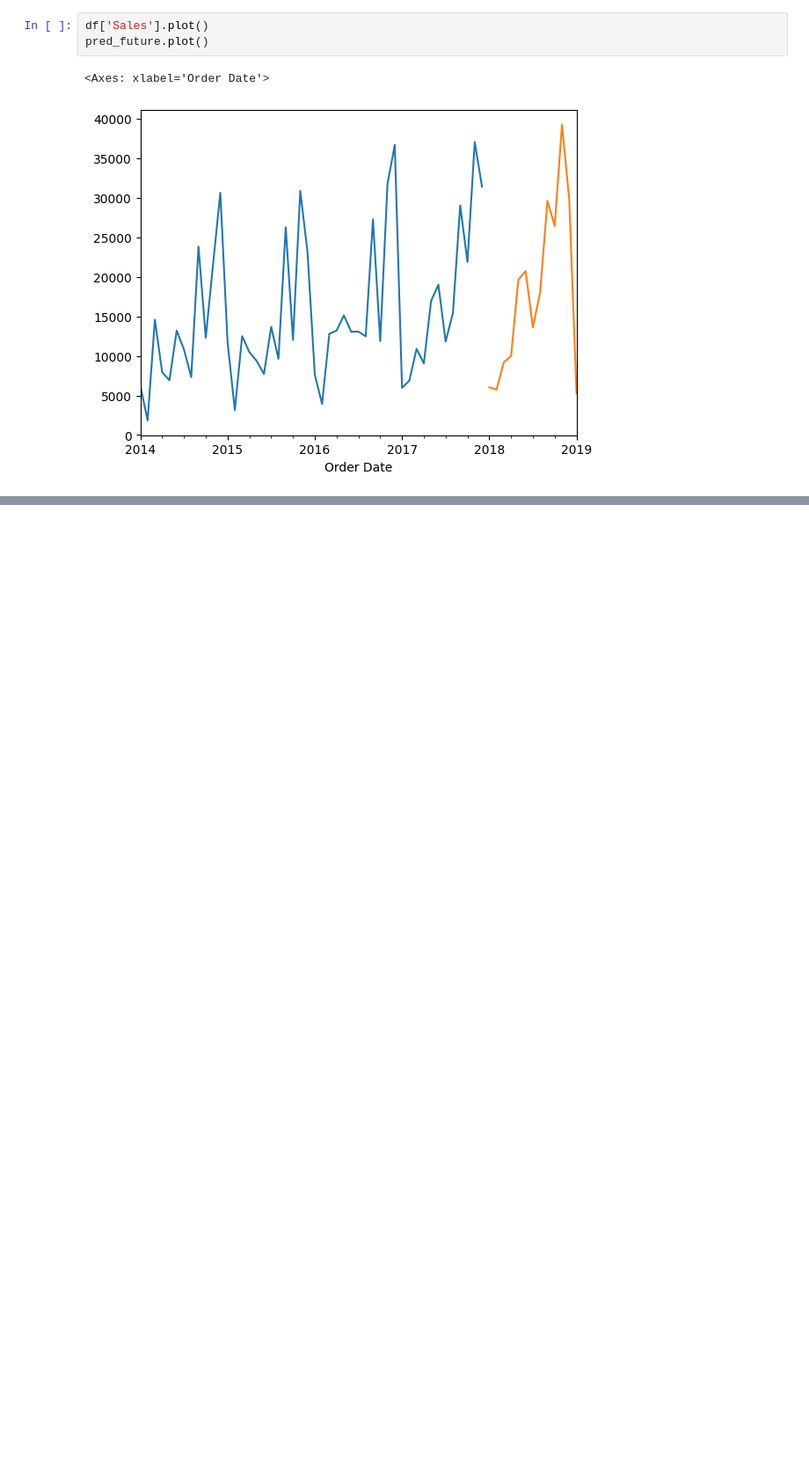
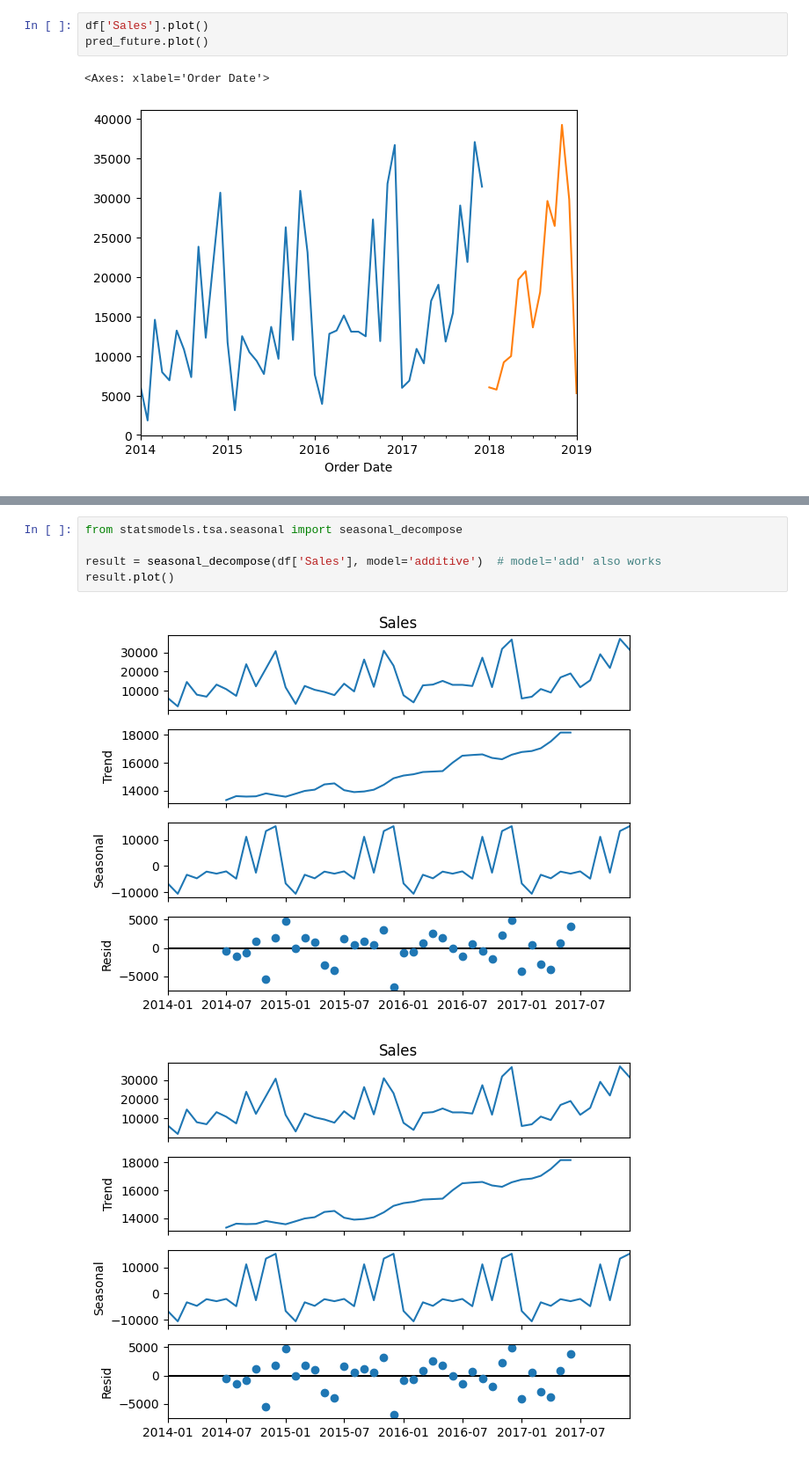
Before and after one commit to Suryasadasivam/Time_series_practice, a Jupyter notebook: Time_series_forecasting_traditional_method.ipynb, the cells around one changed output, grey strips where cells are left out. Shown at 88% size. Drawn from its saved outputs; the diff is of its cells as text; blank space fills up the shorter version.

```diff
--- a/Time_series_forecasting_traditional_method.ipynb
+++ b/Time_series_forecasting_traditional_method.ipynb
@@ -911,0 +1184,8 @@ pred_future.plot()
+# %%
+from statsmodels.tsa.seasonal import seasonal_decompose
+
+result = seasonal_decompose(df['Sales'], model='additive')  # model='add' also works
+result.plot()
+# %% [output]
+[figure, added]
+[figure, added]
```
Also changed, not shown: parts of 70 cells of this notebook.
